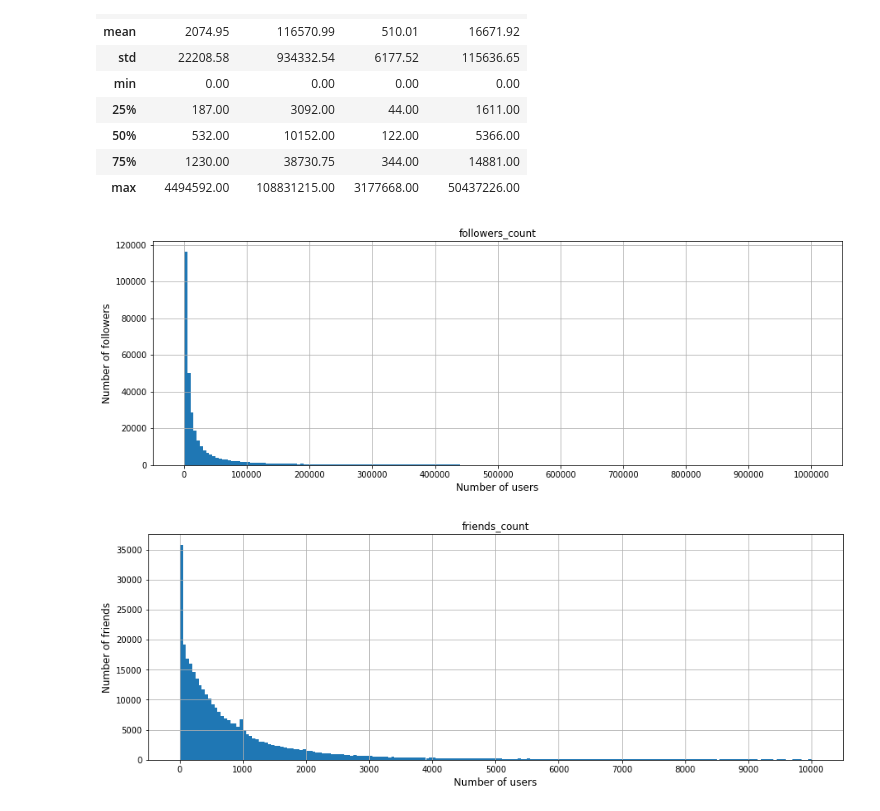
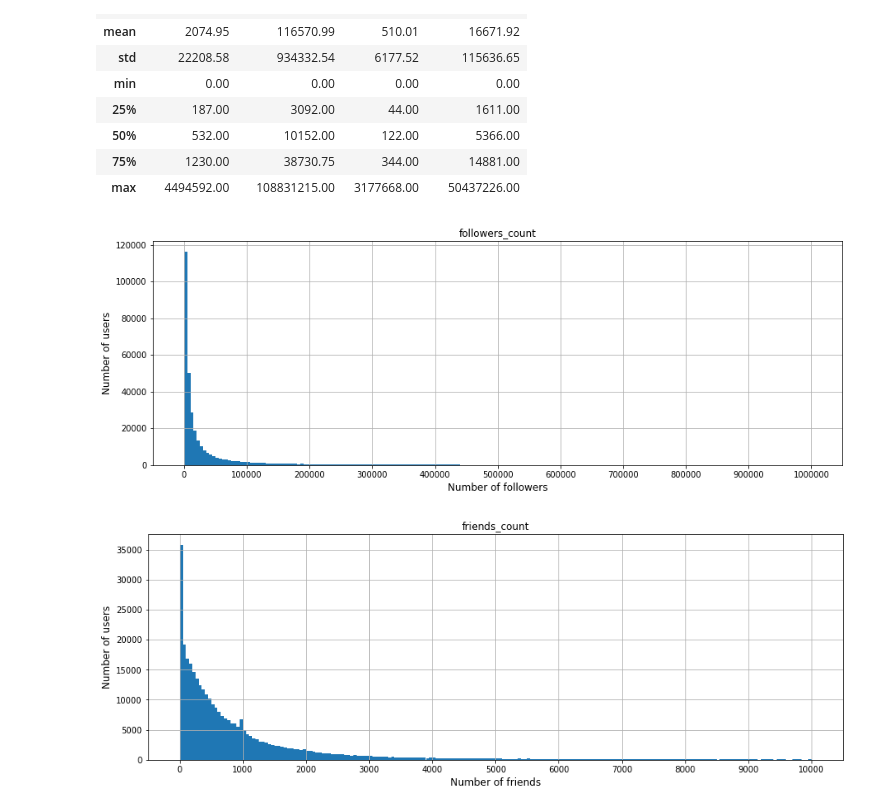
Before and after one commit to Aveek-Saha/TwitterFakeNet, a Jupyter notebook: user_analysis.ipynb, the cells around one changed output. Cells and saved outputs as stored; diff of their text form; code cells hidden in the pictures.

Commit message:
Fix verified user analysis

```diff
--- a/user_analysis.ipynb
+++ b/user_analysis.ipynb
@@ -8,7 +8,7 @@ import matplotlib.pyplot as plt
 # %% [markdown]
 # Verified users
 # %%
-df = pd.read_csv("verified.dat",
+df = pd.read_csv("datasets/verified.dat",
                  names=["uid", "name", "friends", "friends_count",
                         "followers_count", "listed_count", "statuses_count",
                         "created_at", "url", "avatar", "location"])
@@ -57,15 +57,15 @@ fol_max = 1000000
 # %%
 fig = plt.figure(figsize=(15,5))
 ax = fig.gca()
 df[df['followers_count'] < fol_max].hist(column='followers_count', bins=200, ax=ax)
 plt.xticks(np.arange(0, fol_max+1, fol_max/10))
 
-plt.xlabel("Number of users", fontsize=12)
-plt.ylabel("Number of followers",fontsize=12)
+plt.ylabel("Number of users", fontsize=12)
+plt.xlabel("Number of followers",fontsize=12)
 
 plt.show()
 # %% [output]
-[figure, old version]
+[figure, new version]
 # %%
 fr_max = 10000
 # %%
```
Also changed, not shown: parts of 4 cells of this notebook, 6 other files.
